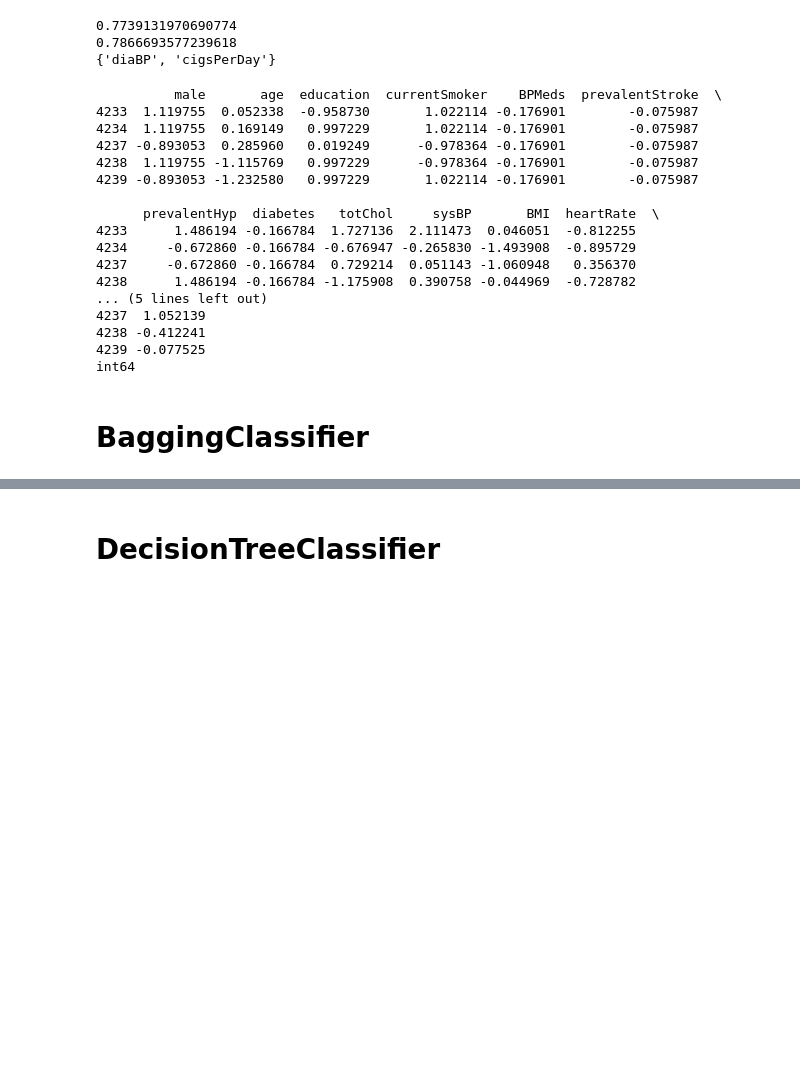
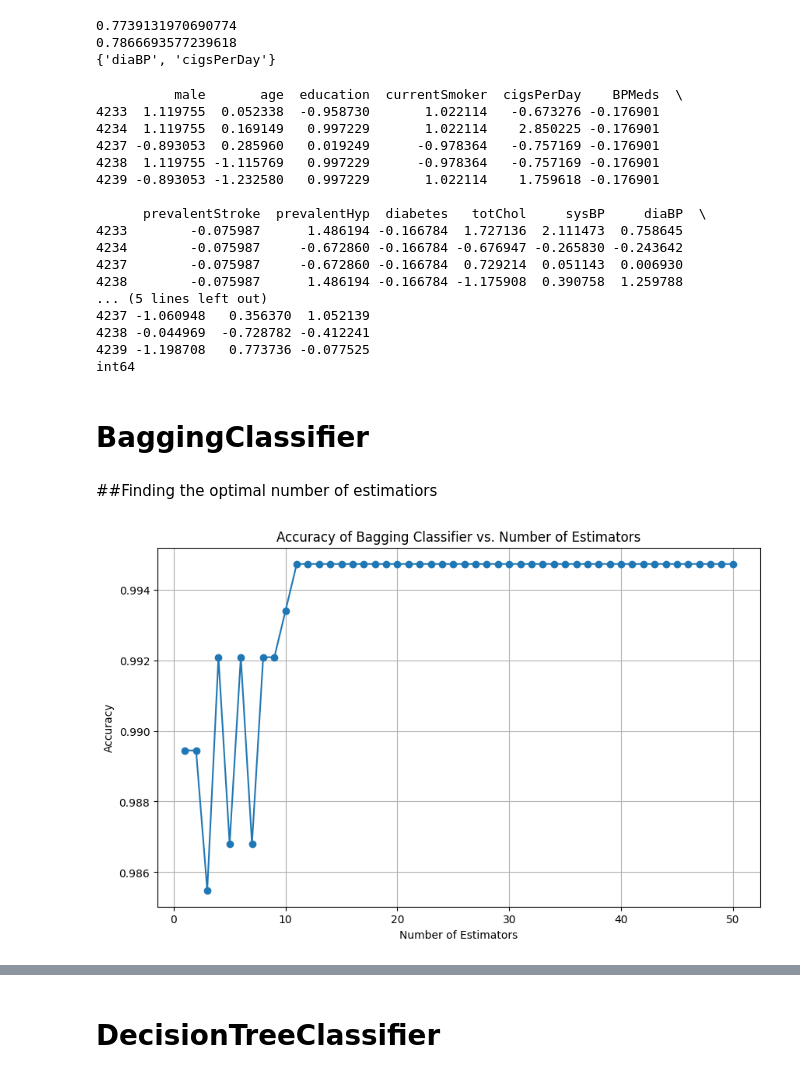
Before and after one commit to mmdreza00mirrashid/Ensemble-learning, a Jupyter notebook: Main.ipynb, the cells around one changed output, grey strips where cells are left out. Saved outputs shown, nothing was run; the diff lists cells and outputs as text; code cells hidden in the pictures; blank space fills up the shorter version.

```diff
--- a/Main.ipynb
+++ b/Main.ipynb
@@ -95,27 +124,54 @@ y = df[Label].astype(int)
 
 # Train-Test Split
 X_train, X_test, y_train, y_test = train_test_split(X, y, test_size=0.25, random_state=42)
+# Train-validation split
+X_train, X_val, y_train, y_val = train_test_split(X_train, y_train, test_size=0.2, random_state=42)
+
 print(X.tail(5))
 print(y_train.dtype)
 # %% [output]
-          male       age  education  currentSmoker    BPMeds  prevalentStroke  \
-4233  1.119755  0.052338  -0.958730       1.022114 -0.176901        -0.075987
-4234  1.119755  0.169149   0.997229       1.022114 -0.176901        -0.075987
-4237 -0.893053  0.285960   0.019249      -0.978364 -0.176901        -0.075987
-4238  1.119755 -1.115769   0.997229      -0.978364 -0.176901        -0.075987
-4239 -0.893053 -1.232580   0.997229       1.022114 -0.176901        -0.075987
+          male       age  education  currentSmoker  cigsPerDay    BPMeds  \
+4233  1.119755  0.052338  -0.958730       1.022114   -0.673276 -0.176901
+4234  1.119755  0.169149   0.997229       1.022114    2.850225 -0.176901
+4237 -0.893053  0.285960   0.019249      -0.978364   -0.757169 -0.176901
+4238  1.119755 -1.115769   0.997229      -0.978364   -0.757169 -0.176901
+4239 -0.893053 -1.232580   0.997229       1.022114    1.759618 -0.176901
 
-      prevalentHyp  diabetes   totChol     sysBP       BMI  heartRate  \
-4233      1.486194 -0.166784  1.727136  2.111473  0.046051  -0.812255
-4234     -0.672860 -0.166784 -0.676947 -0.265830 -1.493908  -0.895729
-4237     -0.672860 -0.166784  0.729214  0.051143 -1.060948   0.356370
-4238      1.486194 -0.166784 -1.175908  0.390758 -0.044969  -0.728782
+      prevalentStroke  prevalentHyp  diabetes   totChol     sysBP     diaBP  \
+4233        -0.075987      1.486194 -0.166784  1.727136  2.111473  0.758645
+4234        -0.075987     -0.672860 -0.166784 -0.676947 -0.265830 -0.243642
+4237        -0.075987     -0.672860 -0.166784  0.729214  0.051143  0.006930
+4238        -0.075987      1.486194 -0.166784 -1.175908  0.390758  1.259788
 ... (5 lines left out)
-4237  1.052139
-4238 -0.412241
-4239 -0.077525
+4237 -1.060948   0.356370  1.052139
+4238 -0.044969  -0.728782 -0.412241
+4239 -1.198708   0.773736 -0.077525
 int64
 # %% [markdown]
 # BaggingClassifier
+# %% [markdown]
+##Finding the optimal number of estimatiors
+# %%
+n_estimators_list = range(1, 51)  # Testing with 1 to 50 estimators
+accuracy_results = []
+
+for n_estimators in n_estimators_list:
+    bagging_clf = BaggingClassifier(base_estimator=DecisionTreeClassifier(), n_estimators=n_estimators, random_state=42)
+    bagging_clf.fit(X_train, y_train)
+    y_pred = bagging_clf.predict(X_test)
+    accuracy = accuracy_score(y_test, y_pred)
+    accuracy_results.append(accuracy)
+
+
+# Plot the accuracy results
+plt.figure(figsize=(10, 6))
+plt.plot(n_estimators_list, accuracy_results, marker='o')
+plt.title('Accuracy of Bagging Classifier vs. Number of Estimators')
+plt.xlabel('Number of Estimators')
+plt.ylabel('Accuracy')
+plt.grid(True)
+plt.show()
+# %% [output]
+[figure, added]
 # %%
 # Bagging Classifier
```
Also changed, not shown: parts of 25 cells of this notebook, 10 other files.
